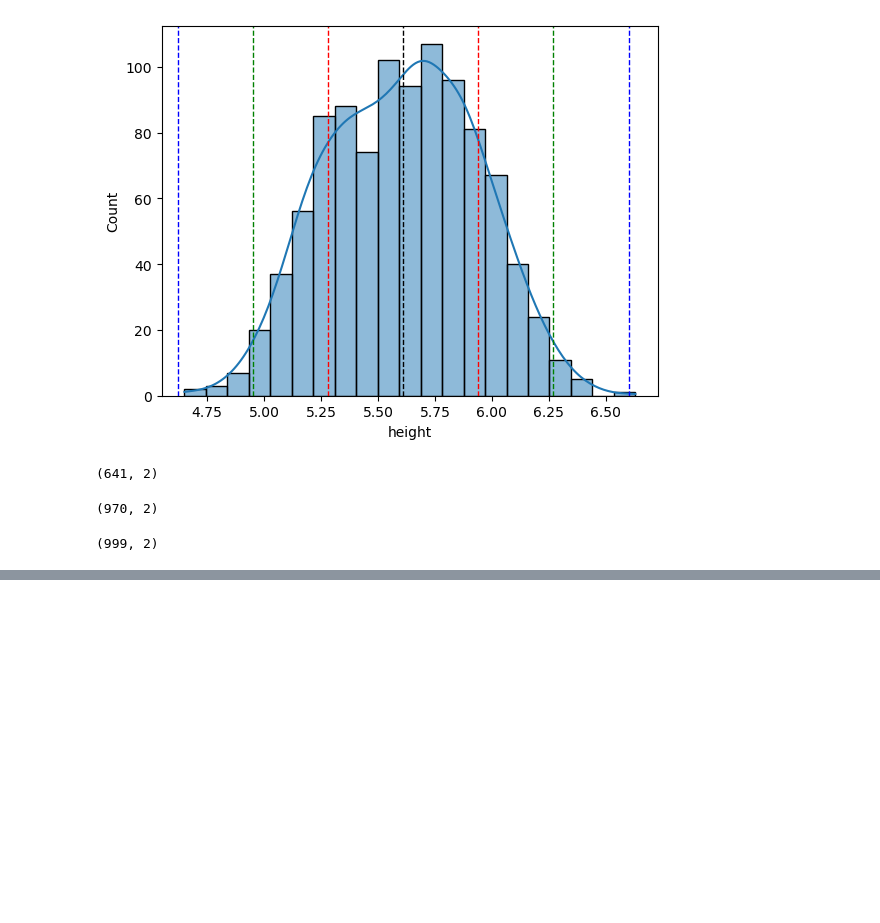
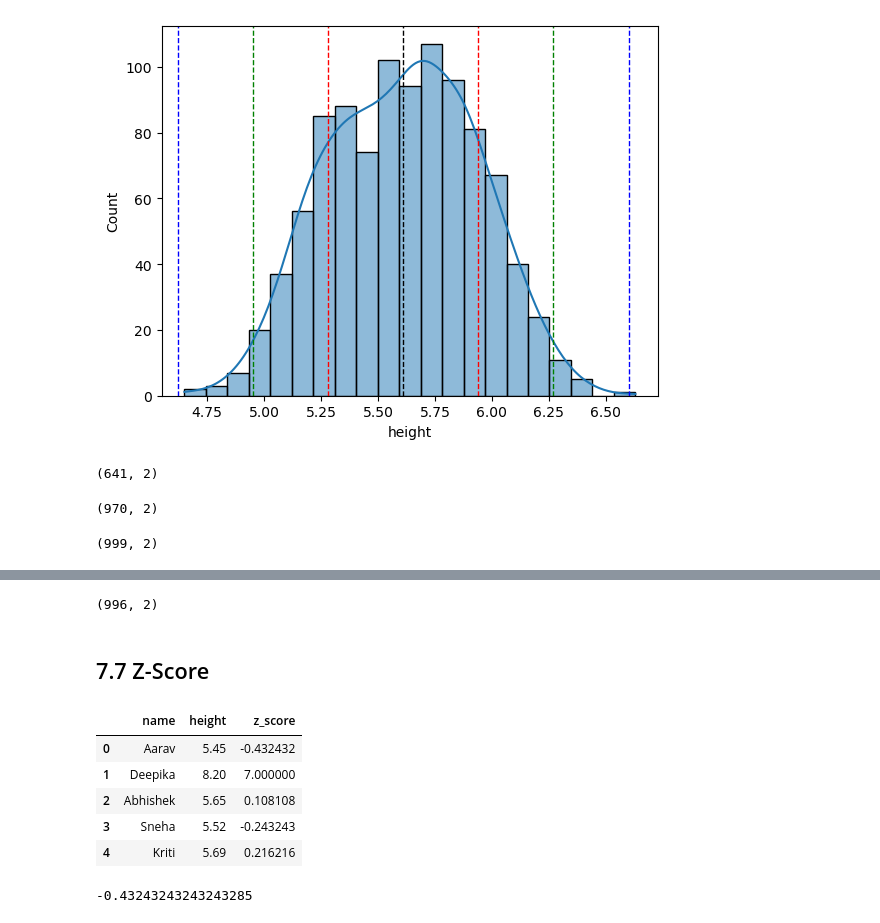
Before and after one commit to Vishal-Nishad/CodeBasics, a Jupyter notebook: 3. Math and Statistics/7. Distributions/Distribution.ipynb, the cells around one changed output, grey strips where cells are left out. Saved outputs shown, nothing was run; the diff lists cells and outputs as text; code cells hidden in the pictures; blank space fills up the shorter version.

```diff
--- a/3. Math and Statistics/7. Distributions/Distribution.ipynb
+++ b/3. Math and Statistics/7. Distributions/Distribution.ipynb
@@ -66,0 +119,22 @@ df[(df["height"]>left3)&(df["height"]<right3)].shape
+# %%
+df_with_no_out=df[(df["height"]>lower)&(df["height"]<upper)]
+df_with_no_out.shape
+# %% [output]
+(996, 2)
+# %% [markdown]
+## 7.7 Z-Score
+# %%
+# creating a z_score column
+df["z_score"]=(df["height"]-mean)/std
+df.head()
+# %% [output]
+|  | name | height | z_score |
+| 0 | Aarav | 5.45 | -0.432432 |
+| 1 | Deepika | 8.20 | 7.000000 |
+| 2 | Abhishek | 5.65 | 0.108108 |
+| 3 | Sneha | 5.52 | -0.243243 |
+| 4 | Kriti | 5.69 | 0.216216 |
+# %%
+(5.45-mean)/std
+# %% [output]
+-0.43243243243243285
```
Also changed, not shown: parts of 9 cells of this notebook.
